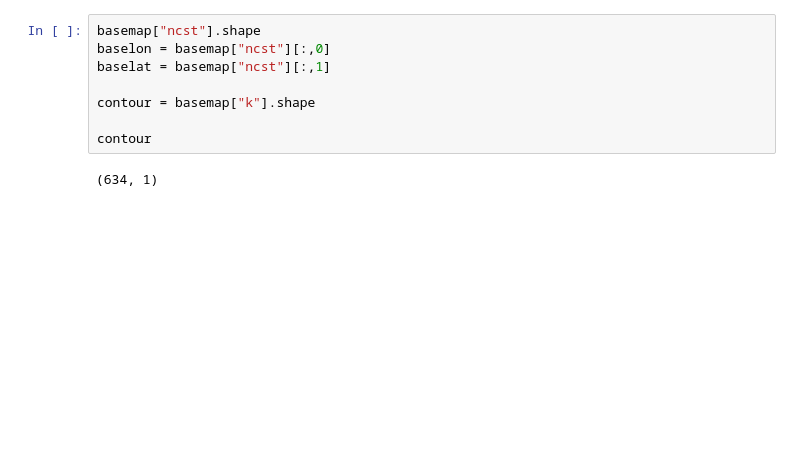
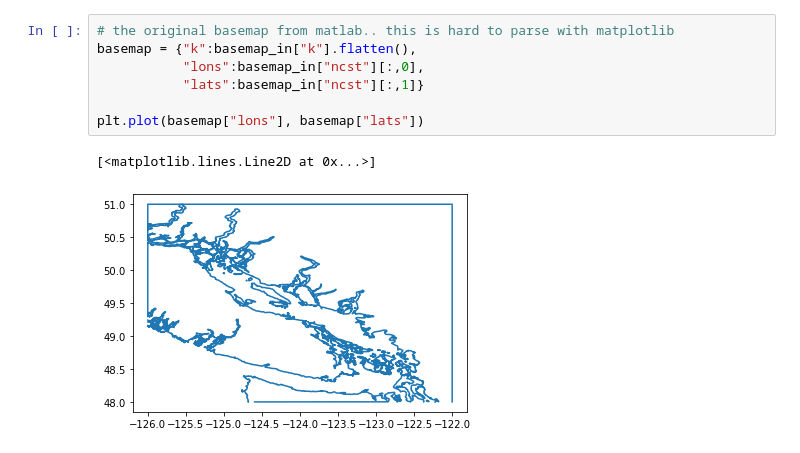
Before and after one commit to AndrewLoeppky/eosc211_students, a Jupyter notebook: e211_python_2021/assignment01/ast1.ipynb, the cells around one changed output. Saved outputs shown, nothing was run; the diff lists cells and outputs as text; blank space fills up the shorter version.

```diff
--- a/e211_python_2021/assignment01/ast1.ipynb
+++ b/e211_python_2021/assignment01/ast1.ipynb
@@ -260,11 +131,11 @@ array([(array([[-128.        , -127.96606822, -127.93213645, -127.89820467,
 # %%
-basemap["ncst"].shape
-baselon = basemap["ncst"][:,0]
-baselat = basemap["ncst"][:,1]
+# the original basemap from matlab.. this is hard to parse with matplotlib
+basemap = {"k":basemap_in["k"].flatten(),
+           "lons":basemap_in["ncst"][:,0],
+           "lats":basemap_in["ncst"][:,1]}
 
-contour = basemap["k"].shape
-
-contour
+plt.plot(basemap["lons"], basemap["lats"])
 # %% [output]
-(634, 1)
+[<matplotlib.lines.Line2D at 0x...>]
+[figure, added]
 # %%
```
Also changed, not shown: parts of 14 cells of this notebook, 3 other files.
